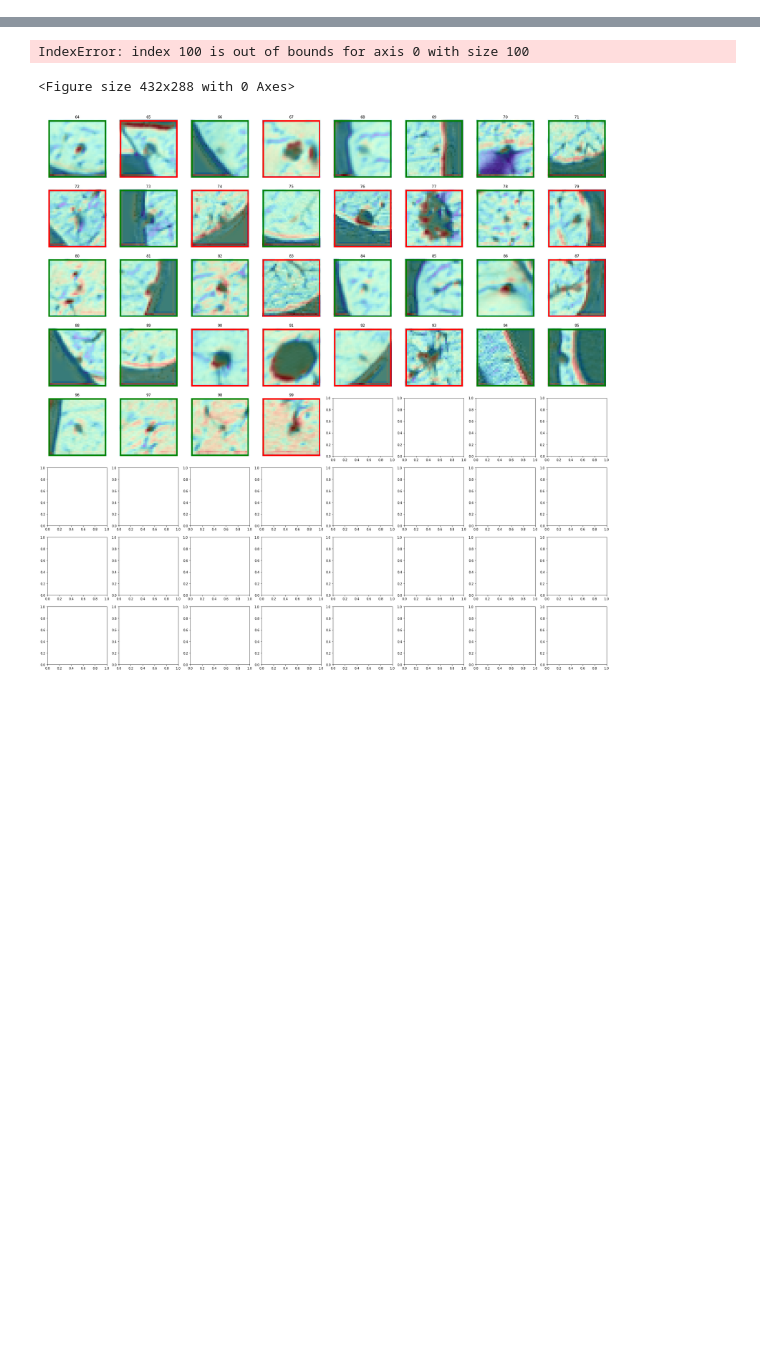
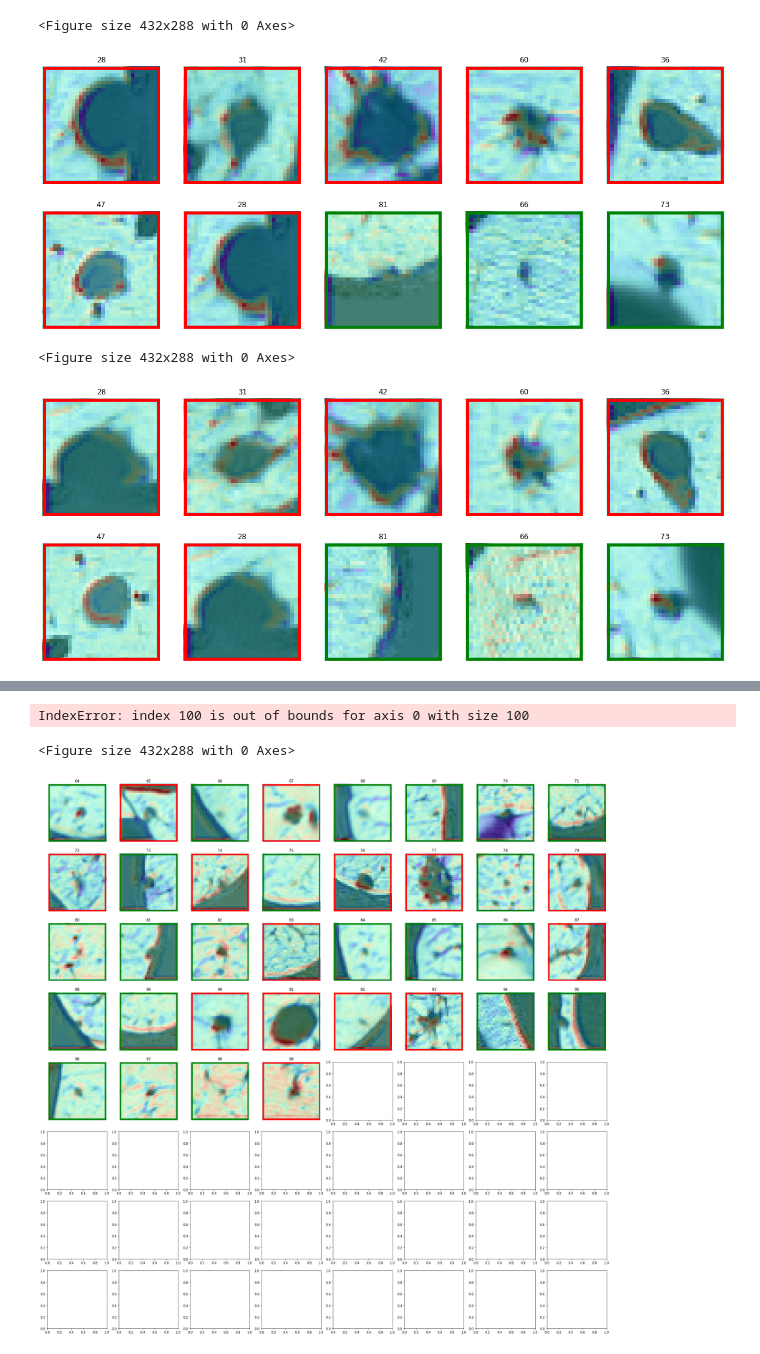
Before and after one commit to hthieu166/ece549-plumonary-nods-classification, a Jupyter notebook: NAS-Lung/notebooks/view_data.ipynb, the cells around one changed output, grey strips where cells are left out. Saved outputs shown, nothing was run; the diff lists cells and outputs as text; code cells hidden in the pictures; blank space fills up the shorter version.

```diff
--- a/NAS-Lung/notebooks/view_data.ipynb
+++ b/NAS-Lung/notebooks/view_data.ipynb
@@ -44,0 +50,11 @@ plot_imgs_grid(plot_nodule_sp_attention, viz_lst, nod_ids, gts, sp_attn_maps, nr
+# %%
+viz_lst= np.array([28, 31, 42, 60, 36, 47, 28, 81, 66, 73])
+plot_imgs_grid(plot_nodule_sp_attention, viz_lst, nod_ids, gts, sp_attn_maps, 0,
+               nrows=2, ncols=5)
+plot_imgs_grid(plot_nodule_sp_attention, viz_lst, nod_ids, gts, sp_attn_maps, 3,
+               nrows=2, ncols=5)
+# %% [output]
+<Figure size 432x288 with 0 Axes>
+[figure, added]
+<Figure size 432x288 with 0 Axes>
+[figure, added]
```
Also changed, not shown: parts of 15 cells of this notebook, 14 other files.
